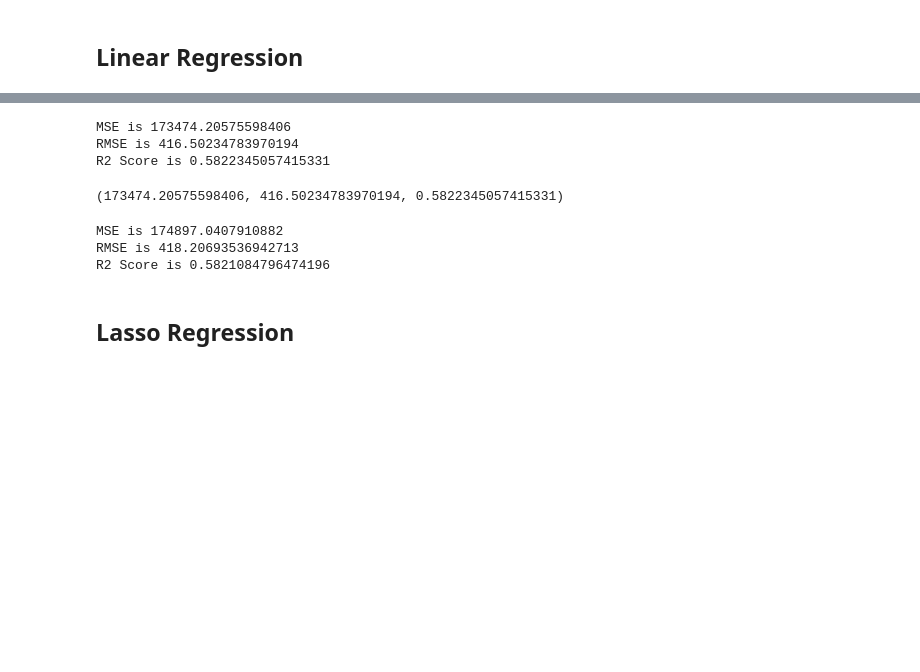
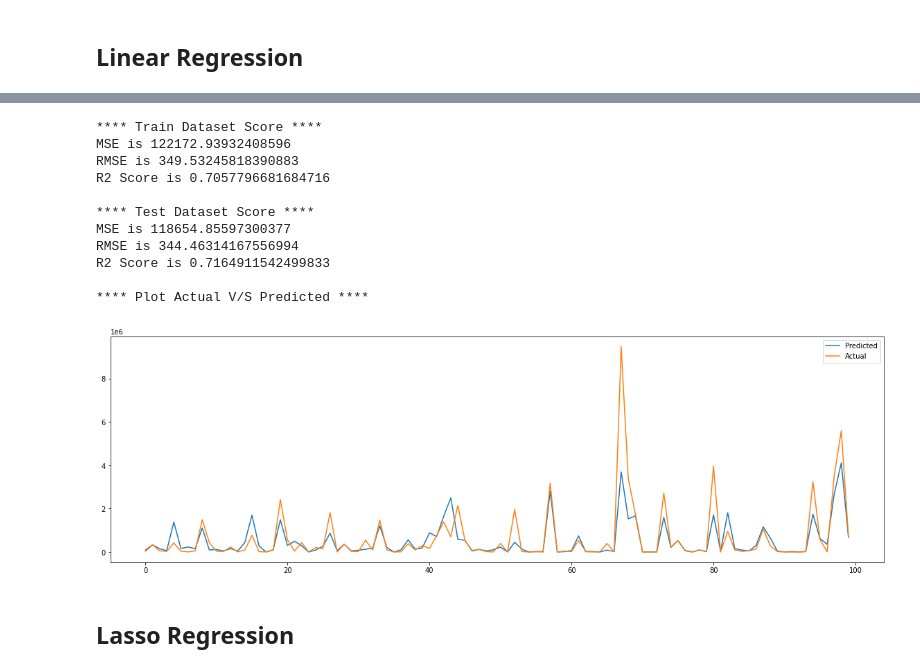
Before and after one commit to solankinitin1210/Capstone-Project-Bike-Sharing-Demand-Prediction, a Jupyter notebook: Bike_Sharing_Demand_Prediction_Capstone_Project.ipynb, the cells around one changed output, grey strips where cells are left out. Cells and saved outputs as stored; diff of their text form; code cells hidden in the pictures; blank space fills up the shorter version.

```diff
--- a/Bike_Sharing_Demand_Prediction_Capstone_Project.ipynb
+++ b/Bike_Sharing_Demand_Prediction_Capstone_Project.ipynb
@@ -510,9 +517,48 @@ def get_metrics(actual, predicted):
+# %%
+independent_variable2=df2[['Temperature(°C)', 'Humidity(%)',
+       'Wind speed (m/s)', 'Visibility (10m)', 'Solar Radiation (MJ/m2)',
+       'Rainfall(mm)', 'Snowfall (cm)', 'Holiday', 'Functioning Day', 'week',
+       'Seasons_Autumn', 'Seasons_Spring', 'Seasons_Summer', 'Seasons_Winter',
+       'Hour_0', 'Hour_1', 'Hour_2', 'Hour_3', 'Hour_4', 'Hour_5', 'Hour_6',
+       'Hour_7', 'Hour_8', 'Hour_9', 'Hour_10', 'Hour_11', 'Hour_12',
+       'Hour_13', 'Hour_14', 'Hour_15', 'Hour_16', 'Hour_17', 'Hour_18',
+       'Hour_19', 'Hour_20', 'Hour_21', 'Hour_22', 'Hour_23']]
+# %%
+def get_metrics(Y_train,y_train_pred,y_test,y_test_pred):
+
+  print('**** Train Dataset Score ****')
+  tMSE=mean_squared_error(Y_train, y_train_pred)
+  tRMSE=math.sqrt(tMSE)
+  tR2=r2_score(Y_train, y_train_pred)
+
+  print('MSE is {}'.format(tMSE))
+  print('RMSE is {}'.format(tRMSE))
+  print('R2 Score is {}'.format(tR2))
+
+
+  print('\n**** Test Dataset Score ****')
+  MSE=mean_squared_error(y_test, y_test_pred)
+  RMSE=math.sqrt(MSE)
+  R2=r2_score(y_test,y_test_pred)
+
+  print('MSE is {}'.format(MSE))
+  print('RMSE is {}'.format(RMSE))
+  print('R2 Score is {}'.format(R2))
+
+  print('\n**** Plot Actual V/S Predicted ****')
+  plt.figure(figsize=(20,6))
+  plt.plot((y_test_pred**2)[:100])
+  plt.plot(np.array(y_test**2)[:100])
+  plt.legend(["Predicted","Actual"])
+  plt.show()
+
+  return MSE,RMSE,R2
 # %% [markdown]
 ## Linear Regression
 # %%
 # standardization of Independant variable
 from sklearn.preprocessing import StandardScaler
-x=StandardScaler().fit_transform(independent_variable)
+x=StandardScaler().fit_transform(independent_variable2)
 
 # Normalisation of target variable, we'll use squer root
 y = np.sqrt(target_variable)
@@ -534,22 +582,23 @@ regressor.fit(X_train, Y_train)
 y_train_pred = regressor.predict(X_train)
 
 # Get predected values of target varible for test data
-y_test_pred = regressor.predict(X_test)
+y_test_pred = regressor.predict(x_test)
 # %%
 # Get score for trained dataset
-get_metrics(y_train**2,y_train_pred**2)
+MSE,RMSE,R2=get_metrics(Y_train**2,y_train_pred**2,y_test**2,y_test_pred**2)
 # %% [output]
-MSE is 173474.20575598406
-RMSE is 416.50234783970194
-R2 Score is 0.5822345057415331
+**** Train Dataset Score ****
+MSE is 122172.93932408596
+RMSE is 349.53245818390883
+R2 Score is 0.7057796681684716
+
+**** Test Dataset Score ****
+MSE is 118654.85597300377
+RMSE is 344.46314167556994
+R2 Score is 0.7164911542499833
+
+**** Plot Actual V/S Predicted ****
-(173474.20575598406, 416.50234783970194, 0.5822345057415331)
+[figure, added]
-# %%
-# Get score for test dataset
-MSE,RMSE,R2=get_metrics(y_test**2,y_test_pred**2)
-# %% [output]
-MSE is 174897.0407910882
-RMSE is 418.20693536942713
-R2 Score is 0.5821084796474196
 # %%
 #Append Data to score table
 Score_Table['Linear_model']={'MSE':MSE,'RMSE':RMSE,'R2':R2}
```
Also changed, not shown: parts of 22 cells of this notebook.
